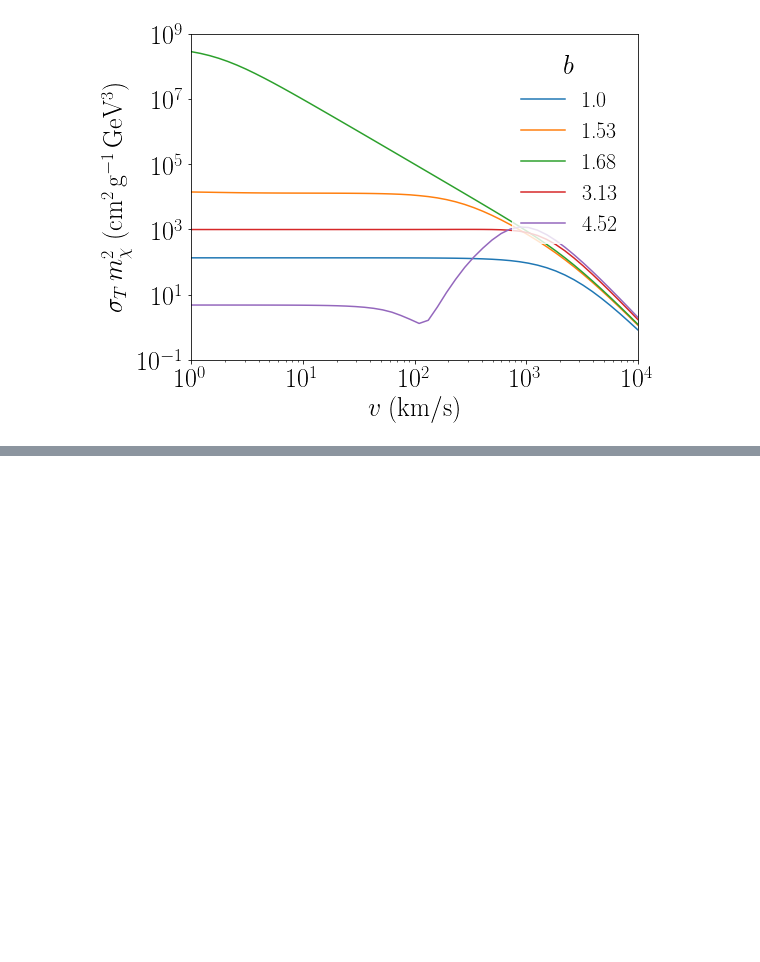
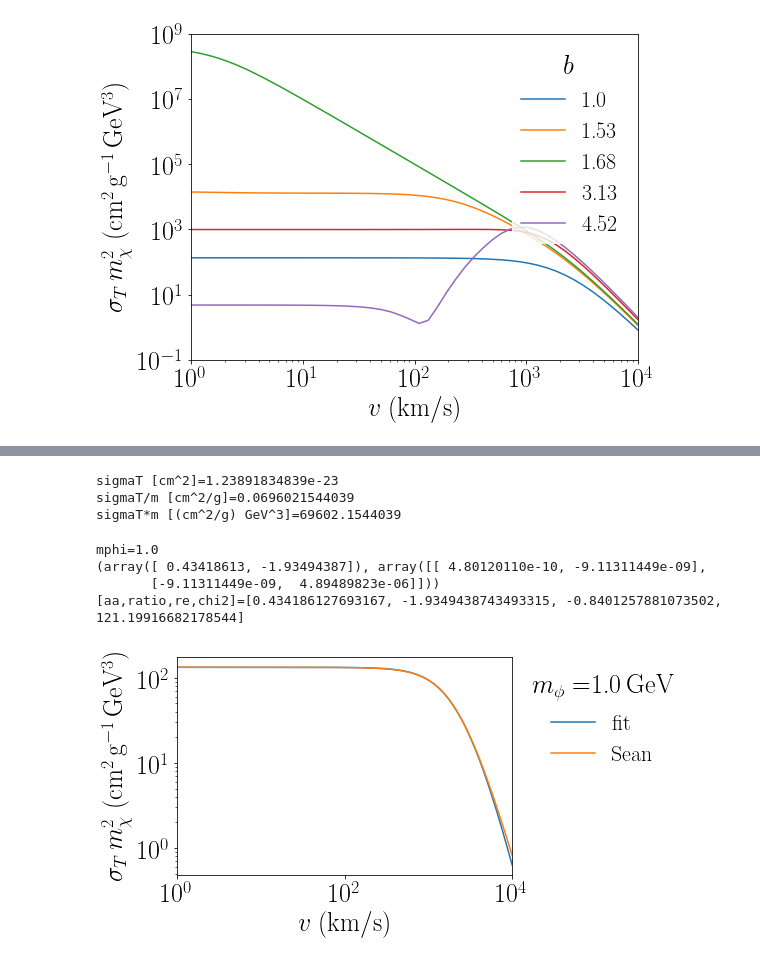
Before and after one commit to LauraSagunski/Self-interaction-cross-section, a Jupyter notebook: Self-interaction_cross_section.ipynb, the cells around one changed output, grey strips where cells are left out. Drawn from its saved outputs; the diff is of its cells as text; code cells hidden in the pictures; blank space fills up the shorter version.

```diff
--- a/Self-interaction_cross_section.ipynb
+++ b/Self-interaction_cross_section.ipynb
@@ -33,5 +34,6 @@ colors=[lightblue,blue,darkblue,purple,magenta,red,orange,yellow,green]
 # Constants
 # %%
 c=2.99792458*10.**8.*10.**(-3.) #km/s (not m/s)
-GeV_to_cmminus1=5.06*10.**13.
+GeV_to_cmminus1=5.068*10.**13.
 GeV_to_g=1.78*10.**(-24.)
+fm_to_cm=10.**(-15.)*10.**2.
@@ -140,0 +180,3 @@ pl.show() #Ok. In accordance with Fig. 3 in Sean's paper 1302.3898.
+# %%
+vvals=np.logspace(np.log10(1.),np.log10(10.**4.),1000)
+print(vvals)
@@ -140,0 +201,70 @@ pl.show() #Ok. In accordance with Fig. 3 in Sean's paper 1302.3898.
+# %%
+def sigmaTChu(mX,v,aa,ratio):
+    A=mX*(aa*fm_to_cm*GeV_to_cmminus1)*(v/c) #aa in GeV**(-1.)
+    B=ratio
+    #B=re/aa #re in GeV**(-1.)
+    term1=(1-(1./8.)*B*A**2.)**2.
+    term2=(1./4.)*A**2.
+    #print('[A,B,term1,term2]='+str([A,B,term1,term2]))
+    sigmaT=4.*np.pi*(aa*fm_to_cm)**2.*(term1+term2)**(-1.)
+    return sigmaT
+
+def sigmaT_over_mChu(mX,v,aa,ratio):
+    sigmaT_over_m=sigmaTChu(mX,v,aa,ratio)/(mX*GeV_to_g) #cm**2/g
+    return sigmaT_over_m
+
+def sigmaT_times_m2Chu(mX,v,aa,ratio):
+    sigmaT_times_m2=sigmaT_over_mChu(mX,v,aa,ratio)*mX**3. #cm**2/g*GeV**3.
+    return sigmaT_times_m2
+
+for mX in [10**2.]: #GeV
+    for v in [10.]: #km/s
+        for aa in [10.]: #fm
+            for ratio in [-1.]:
+                print('sigmaT [cm^2]='+str(sigmaTChu(mX,v,aa,ratio)))
+                print('sigmaT/m [cm^2/g]='+str(sigmaT_over_mChu(mX,v,aa,ratio)))
+                print('sigmaT*m [(cm^2/g) GeV^3]='+str(sigmaT_times_m2Chu(mX,v,aa,ratio)))
+# %% [output]
+sigmaT [cm^2]=1.23891834839e-23
+sigmaT/m [cm^2/g]=0.0696021544039
+sigmaT*m [(cm^2/g) GeV^3]=69602.1544039
+# %%
+potential='attractive'
+alphaX=10.**(-2.)
+mX=100. #GeV
+#b=4.52
+#mphi=(alphaX*mX)/b
+mphi=1. #GeV
+print('mphi='+str(mphi))
+
+sigmaT_times_m2vals=np.array([sigmaT_times_m2(potential,alphaX,mX,mphi,v) for v in vvals])
+
+def sigmaT_times_m2Chufit(vvals,aa,ratio):
+    sigmaT_times_m2valsChu=np.array([sigmaT_times_m2Chu(mX,v,aa,ratio) for v in vvals])
+    return sigmaT_times_m2valsChu
+
+popt, pcov =curve_fit(sigmaT_times_m2Chufit,vvals,sigmaT_times_m2vals)
+print(popt, pcov)
+[aa,ratio]=popt
+re=ratio*aa
+sigmaT_times_m2valsChu=np.array([sigmaT_times_m2Chu(mX,v,aa,ratio) for v in vvals])
+chi2=sum(np.array(sigmaT_times_m2vals-sigmaT_times_m2valsChu)**2.)
+print('[aa,ratio,re,chi2]='+str([aa,ratio,re,chi2]))
+# %% [output]
+mphi=1.0
+(array([ 0.43418613, -1.93494387]), array([[ 4.80120110e-10, -9.11311449e-09],
+       [-9.11311449e-09,  4.89489823e-06]]))
+[aa,ratio,re,chi2]=[0.434186127693167, -1.9349438743493315, -0.8401257881073502, 121.19916682178544]
+# %%
+pl.plot(vvals,sigmaT_times_m2valsChu,label='fit')
+pl.plot(vvals,sigmaT_times_m2vals,label='Sean')
+pl.xscale('log')
+pl.yscale('log')
+pl.xlim([1,10.**4.])
+#pl.ylim([0.1,10.**9.])
+pl.xlabel(r'$v\;{\rm (km/s)}$',fontsize=fontsize)
+pl.ylabel(r'$\sigma_T \, m_{\chi}^{2}\;{\rm (cm^{2}\,g^{-1}\,GeV^{3})}$',fontsize=fontsize)
+pl.legend(title=r'$m_{\phi}=$'+str(mphi)+r'$\,{\rm GeV}$',bbox_to_anchor=[1.,1.],edgecolor='white',fontsize=legendfontsize)
+pl.show()
+# %% [output]
+[figure, added]
```
Also changed, not shown: parts of 12 cells of this notebook, 1 other file.
